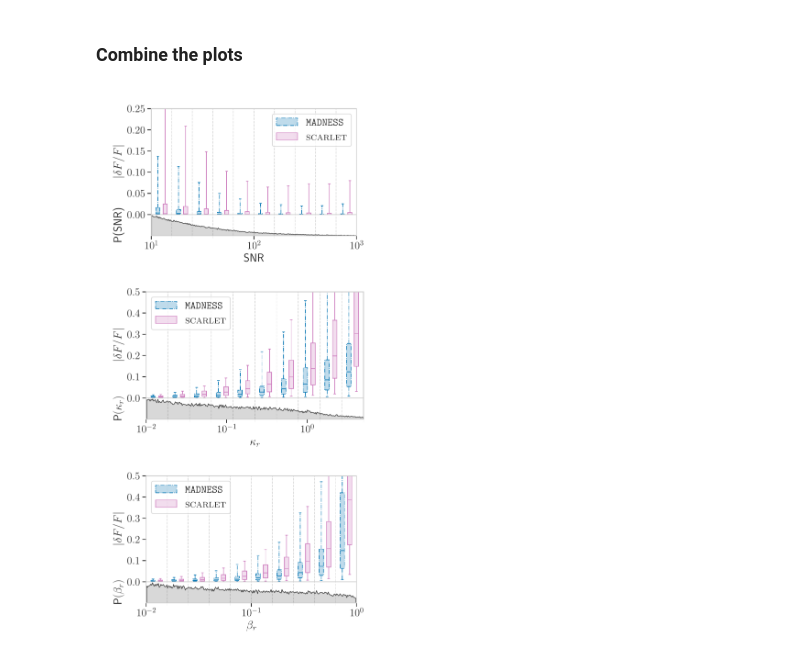
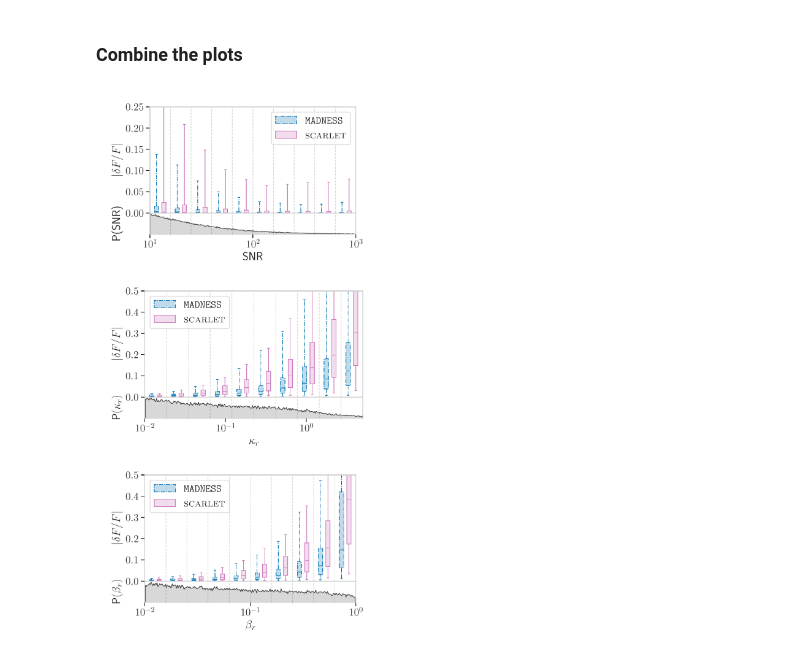
Before and after one commit to b-biswas/madness-benchmark, a Jupyter notebook: notebooks/4.2 Aperture photometry.ipynb, the cells around one changed output. Cells and saved outputs as stored; diff of their text form; code cells hidden in the pictures.

```diff
--- a/notebooks/4.2 Aperture photometry.ipynb
+++ b/notebooks/4.2 Aperture photometry.ipynb
@@ -610,33 +610,33 @@ plt.savefig(os.path.join("results", "temp", "contamination_box_plot.pdf"))
 # %% [markdown]
 ### Combine the plots
 # %%
-f, axarr = plt.subplots(3, 1, figsize=(6, 12))
+f, axarr = plt.subplots(3, 1, figsize=(12, 18))
 
 
 # axarr[0].imshow(mpimg.imread(os.path.join(result_dir_pth, "cumulative_distib_phot_err_r.png")))
 axarr[0].imshow(
     convert_from_path(os.path.join("results", "temp", "snr_box_plot.pdf"))[0]
 )
 axarr[1].imshow(
     convert_from_path(os.path.join("results", "temp", "contamination_box_plot.pdf"))[0]
 )
 axarr[2].imshow(
     convert_from_path(os.path.join("results", "temp", "blendedness_box_plot.pdf"))[0]
 )
 
 # turn off x and y axis
 [ax.set_axis_off() for ax in axarr.ravel()]
 [ax.margins(y=0, x=0) for ax in axarr.ravel()]
 
 
 plt.tight_layout(pad=0)
 
 plt.savefig(
     os.path.join("results", "boxplot_results.pdf"),
     format="pdf",
     bbox_inches="tight",
 )
 
 plt.show()
 # %% [output]
-[figure, old version]
+[figure, new version]
```
Also changed, not shown: 3 other files.
